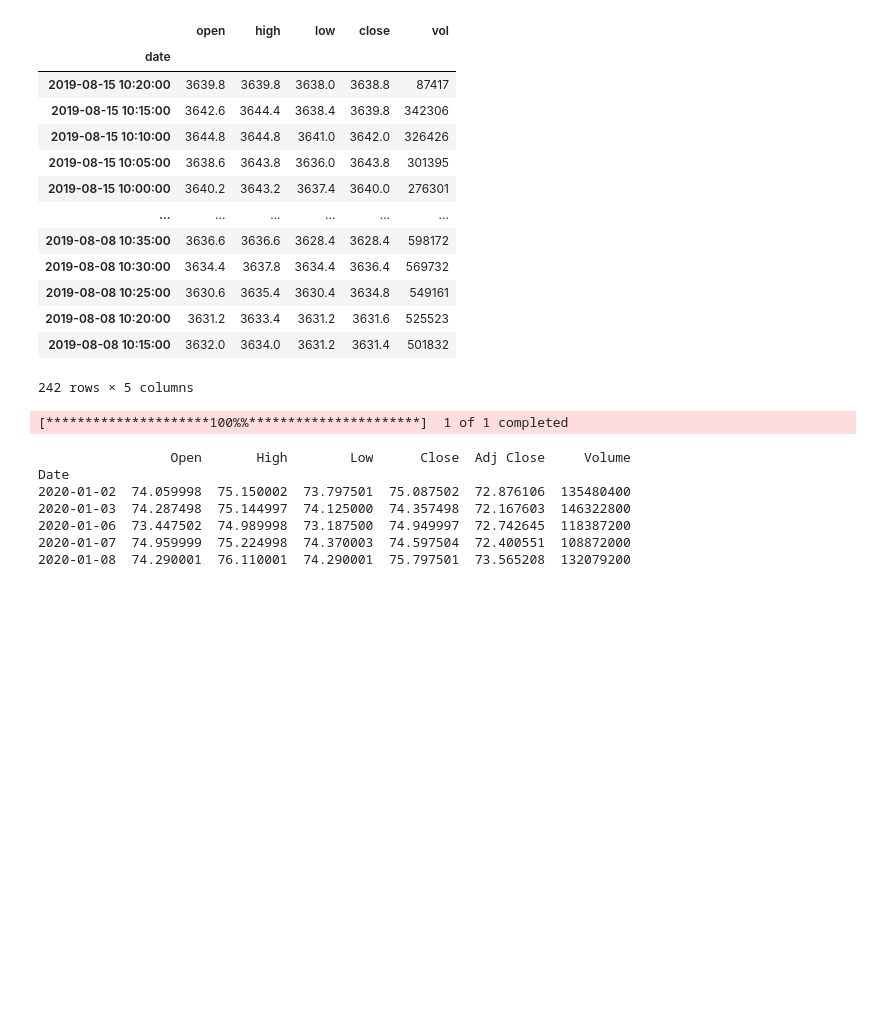
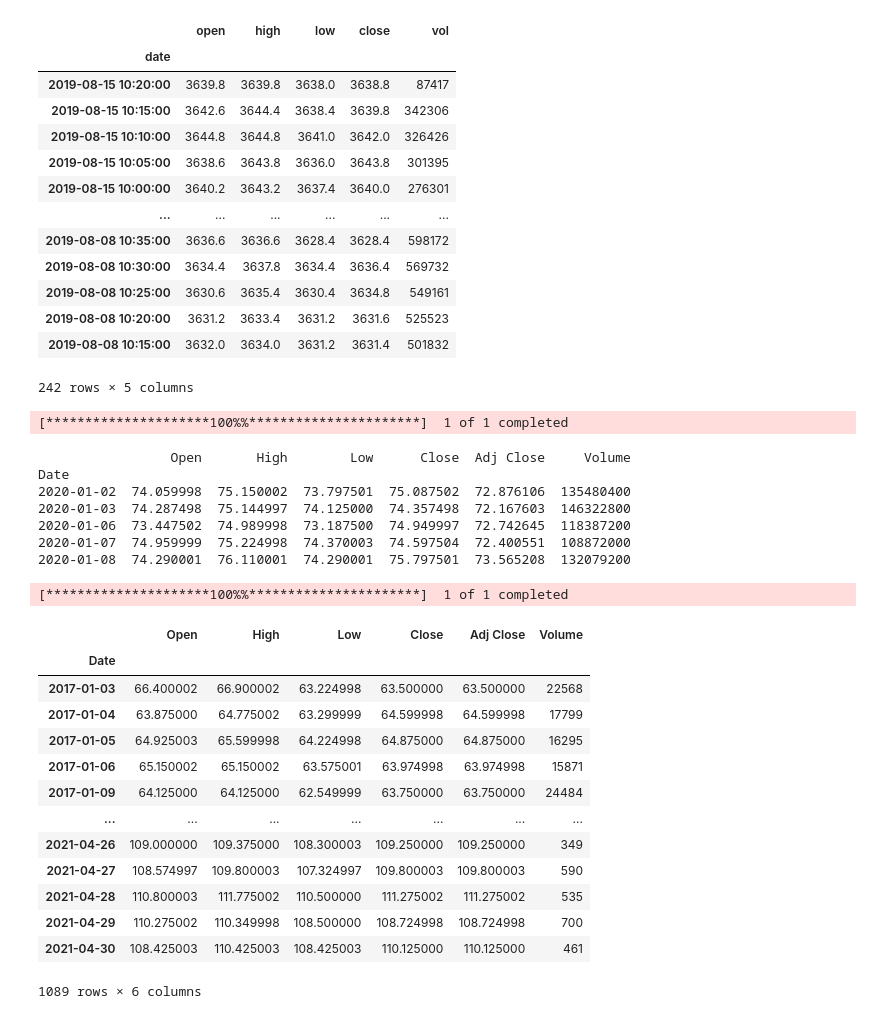
Before and after one commit to charlewn/quantfin, a Jupyter notebook: Get_data.ipynb, the cells around one changed output. Drawn from its saved outputs; the diff is of its cells as text; code cells hidden in the pictures; blank space fills up the shorter version.

```diff
--- a/Get_data.ipynb
+++ b/Get_data.ipynb
@@ -76,3 +76,22 @@ Date
 2020-01-06  73.447502  74.989998  73.187500  74.949997  72.742645  118387200
 2020-01-07  74.959999  75.224998  74.370003  74.597504  72.400551  108872000
 2020-01-08  74.290001  76.110001  74.290001  75.797501  73.565208  132079200
+# %%
+futures_data = yf.download("HE=F", start="2020-01-01", end="2021-05-01")
+futures_data
+# %% [output]
+[*********************100%%**********************]  1 of 1 completed
+|  | Open | High | Low | Close | Adj Close | Volume |
+| Date |  |  |  |  |  |  |
+| 2017-01-03 | 66.400002 | 66.900002 | 63.224998 | 63.500000 | 63.500000 | 22568 |
+| 2017-01-04 | 63.875000 | 64.775002 | 63.299999 | 64.599998 | 64.599998 | 17799 |
+| 2017-01-05 | 64.925003 | 65.599998 | 64.224998 | 64.875000 | 64.875000 | 16295 |
+| 2017-01-06 | 65.150002 | 65.150002 | 63.575001 | 63.974998 | 63.974998 | 15871 |
+| 2017-01-09 | 64.125000 | 64.125000 | 62.549999 | 63.750000 | 63.750000 | 24484 |
+| ... | ... | ... | ... | ... | ... | ... |
+| 2021-04-26 | 109.000000 | 109.375000 | 108.300003 | 109.250000 | 109.250000 | 349 |
+| 2021-04-27 | 108.574997 | 109.800003 | 107.324997 | 109.800003 | 109.800003 | 590 |
+| 2021-04-28 | 110.800003 | 111.775002 | 110.500000 | 111.275002 | 111.275002 | 535 |
+| 2021-04-29 | 110.275002 | 110.349998 | 108.500000 | 108.724998 | 108.724998 | 700 |
+| 2021-04-30 | 108.425003 | 110.425003 | 108.425003 | 110.125000 | 110.125000 | 461 |
+1089 rows × 6 columns
```
Also changed, not shown: 1 other file.
